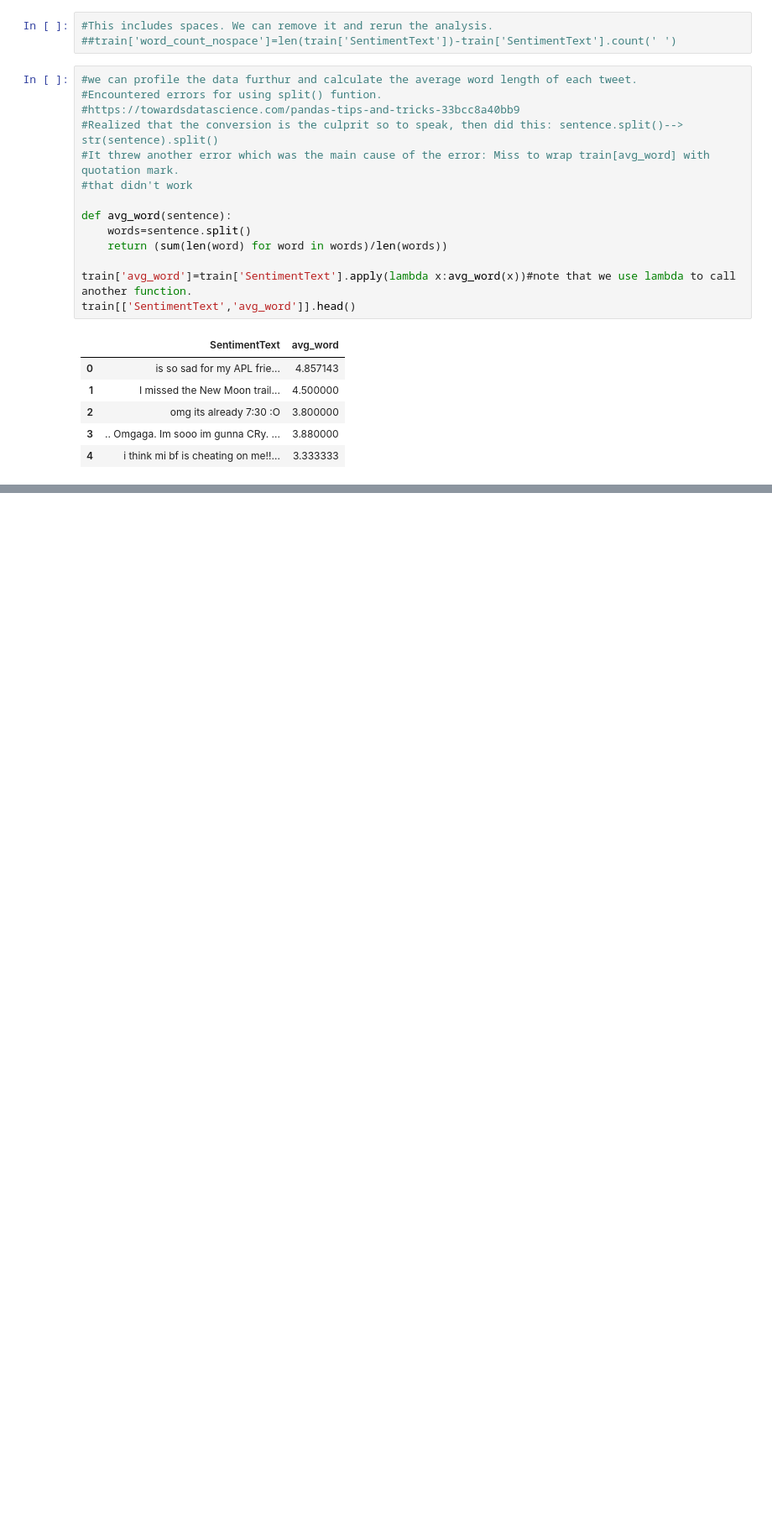
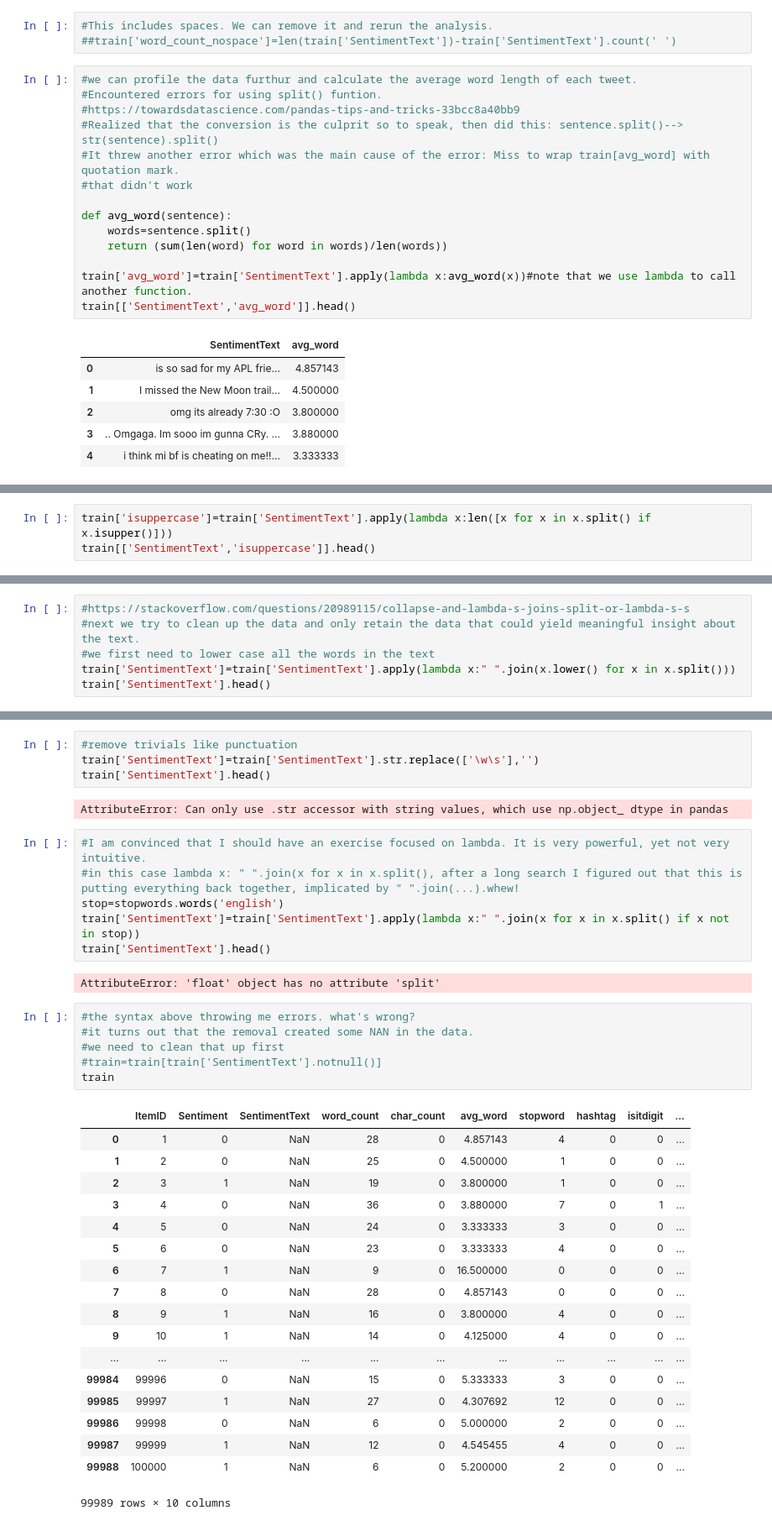
Before and after one commit to fahimep/ConversionPython, a Jupyter notebook: textanalytics.ipynb, the cells around one changed output, grey strips where cells are left out. Shown: that part at 84% size. Cells and saved outputs as stored; diff of their text form; blank space fills up the shorter version.

```diff
--- a/textanalytics.ipynb
+++ b/textanalytics.ipynb
@@ -78,0 +131,3 @@ train[['SentimentText','avg_word']].head()
+# %%
+train['isuppercase']=train['SentimentText'].apply(lambda x:len([x for x in x.split() if x.isupper()]))
+train[['SentimentText','isuppercase']].head()
@@ -78,0 +141,6 @@ train[['SentimentText','avg_word']].head()
+# %%
+#https://stackoverflow.com/questions/20989115/collapse-and-lambda-s-joins-split-or-lambda-s-s
+#next we try to clean up the data and only retain the data that could yield meaningful insight about the text.
+#we first need to lower case all the words in the text
+train['SentimentText']=train['SentimentText'].apply(lambda x:" ".join(x.lower() for x in x.split()))
+train['SentimentText'].head()
@@ -78,0 +154,39 @@ train[['SentimentText','avg_word']].head()
+# %%
+#remove trivials like punctuation
+train['SentimentText']=train['SentimentText'].str.replace(['\w\s'],'')
+train['SentimentText'].head()
+# %% [output]
+AttributeError: Can only use .str accessor with string values, which use np.object_ dtype in pandas
+# %%
+#I am convinced that I should have an exercise focused on lambda. It is very powerful, yet not very intuitive.
+#in this case lambda x: " ".join(x for x in x.split(), after a long search I figured out that this is putting everything back together, implicated by " ".join(...).whew!
+stop=stopwords.words('english')
+train['SentimentText']=train['SentimentText'].apply(lambda x:" ".join(x for x in x.split() if x not in stop))
+train['SentimentText'].head()
+# %% [output]
+AttributeError: 'float' object has no attribute 'split'
+# %%
+#the syntax above throwing me errors. what's wrong?
+#it turns out that the removal created some NAN in the data.
+#we need to clean that up first
+#train=train[train['SentimentText'].notnull()]
+train
+# %% [output]
+|  | ItemID | Sentiment | SentimentText | word_count | char_count | avg_word | stopword | hashtag | isitdigit | ... |
+| 0 | 1 | 0 | NaN | 28 | 0 | 4.857143 | 4 | 0 | 0 | ... |
+| 1 | 2 | 0 | NaN | 25 | 0 | 4.500000 | 1 | 0 | 0 | ... |
+| 2 | 3 | 1 | NaN | 19 | 0 | 3.800000 | 1 | 0 | 0 | ... |
+| 3 | 4 | 0 | NaN | 36 | 0 | 3.880000 | 7 | 0 | 1 | ... |
+| 4 | 5 | 0 | NaN | 24 | 0 | 3.333333 | 3 | 0 | 0 | ... |
+| 5 | 6 | 0 | NaN | 23 | 0 | 3.333333 | 4 | 0 | 0 | ... |
+| 6 | 7 | 1 | NaN | 9 | 0 | 16.500000 | 0 | 0 | 0 | ... |
+| 7 | 8 | 0 | NaN | 28 | 0 | 4.857143 | 0 | 0 | 0 | ... |
+| 8 | 9 | 1 | NaN | 16 | 0 | 3.800000 | 4 | 0 | 0 | ... |
+| 9 | 10 | 1 | NaN | 14 | 0 | 4.125000 | 4 | 0 | 0 | ... |
+| ... | ... | ... | ... | ... | ... | ... | ... | ... | ... | ... |
+| 99984 | 99996 | 0 | NaN | 15 | 0 | 5.333333 | 3 | 0 | 0 | ... |
+| 99985 | 99997 | 1 | NaN | 27 | 0 | 4.307692 | 12 | 0 | 0 | ... |
+| 99986 | 99998 | 0 | NaN | 6 | 0 | 5.000000 | 2 | 0 | 0 | ... |
+| 99987 | 99999 | 1 | NaN | 12 | 0 | 4.545455 | 4 | 0 | 0 | ... |
+| 99988 | 100000 | 1 | NaN | 6 | 0 | 5.200000 | 2 | 0 | 0 | ... |
+99989 rows × 10 columns
```
Also changed, not shown: parts of 12 cells of this notebook.
